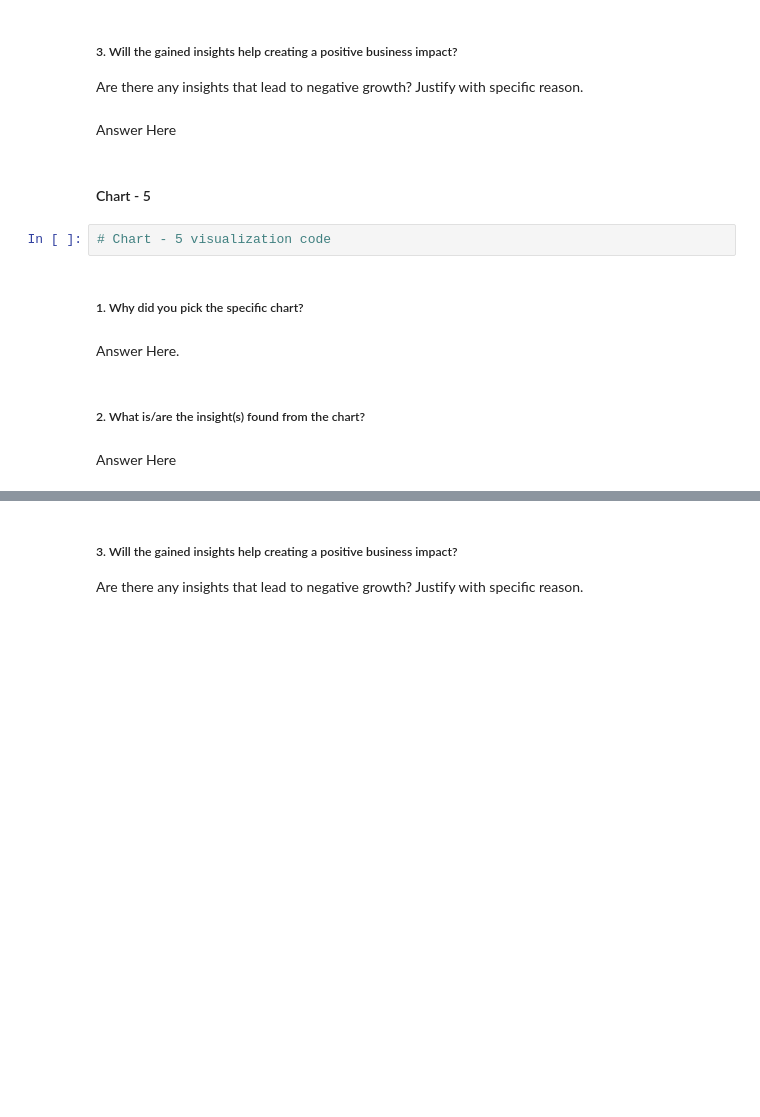
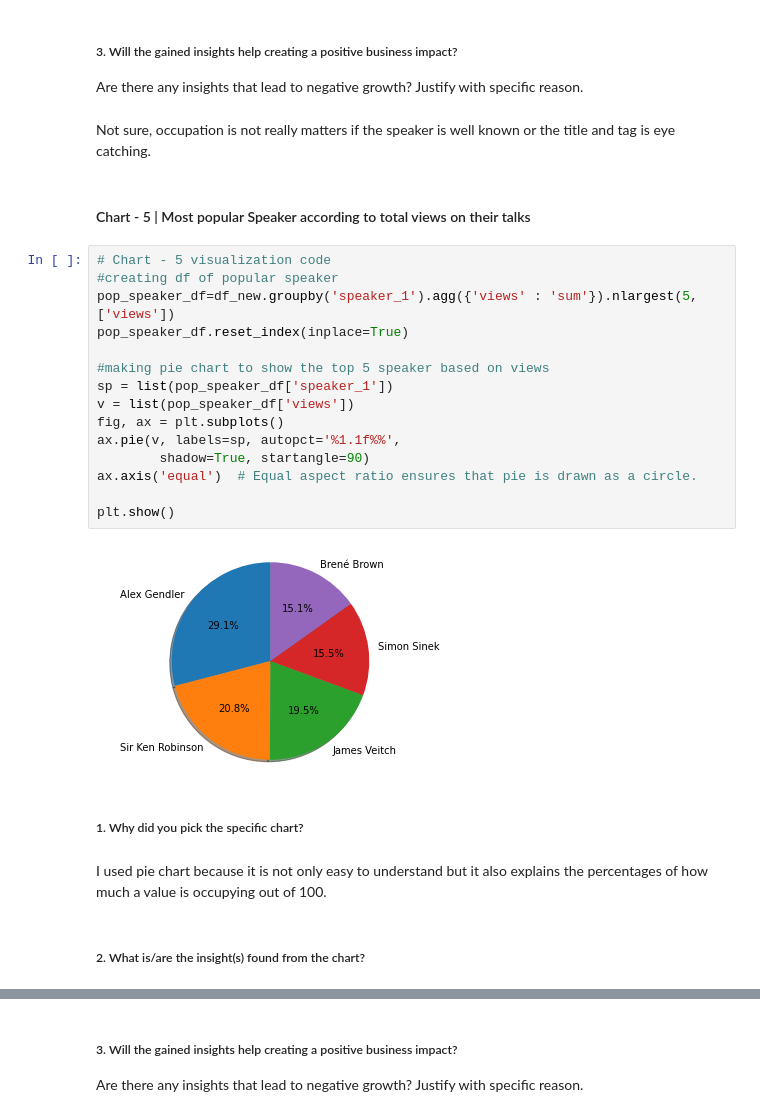
Before and after one commit to abhishekdhasmana17/ted-talk-view-prediction, a Jupyter notebook: Ted_Talk_Views_Prediction.ipynb, the cells around one changed output, grey strips where cells are left out. Cells and saved outputs as stored; diff of their text form; blank space fills up the shorter version.

```diff
--- a/Ted_Talk_Views_Prediction.ipynb
+++ b/Ted_Talk_Views_Prediction.ipynb
@@ -733,17 +740,30 @@ Answer Here
 # %% [markdown]
 ##### 3. Will the gained insights help creating a positive business impact?
 Are there any insights that lead to negative growth? Justify with specific reason.
-# %% [markdown]
-Answer Here
-# %% [markdown]
-#### Chart - 5
-# %%
-# Chart - 5 visualization code
+# %% [markdown]
+Not sure, occupation is not really matters if the speaker is well known or the title and tag is eye catching.
+# %% [markdown]
+#### Chart - 5 | Most popular Speaker according to total views on their talks
+# %%
+# Chart - 5 visualization code
+#creating df of popular speaker
+pop_speaker_df=df_new.groupby('speaker_1').agg({'views' : 'sum'}).nlargest(5,['views'])
+pop_speaker_df.reset_index(inplace=True)
+
+#making pie chart to show the top 5 speaker based on views
+sp = list(pop_speaker_df['speaker_1'])
+v = list(pop_speaker_df['views'])
+fig, ax = plt.subplots()
+ax.pie(v, labels=sp, autopct='%1.1f%%',
+        shadow=True, startangle=90)
+ax.axis('equal')  # Equal aspect ratio ensures that pie is drawn as a circle.
+
+plt.show()
+# %% [output]
+[figure, added]
 # %% [markdown]
 ##### 1. Why did you pick the specific chart?
-# %% [markdown]
-Answer Here.
+# %% [markdown]
+I used pie chart because it is not only easy to understand but it also explains the percentages of how much a value is occupying out of 100.
 # %% [markdown]
 ##### 2. What is/are the insight(s) found from the chart?
-# %% [markdown]
-Answer Here
```
Also changed, not shown: parts of 13 cells of this notebook.
